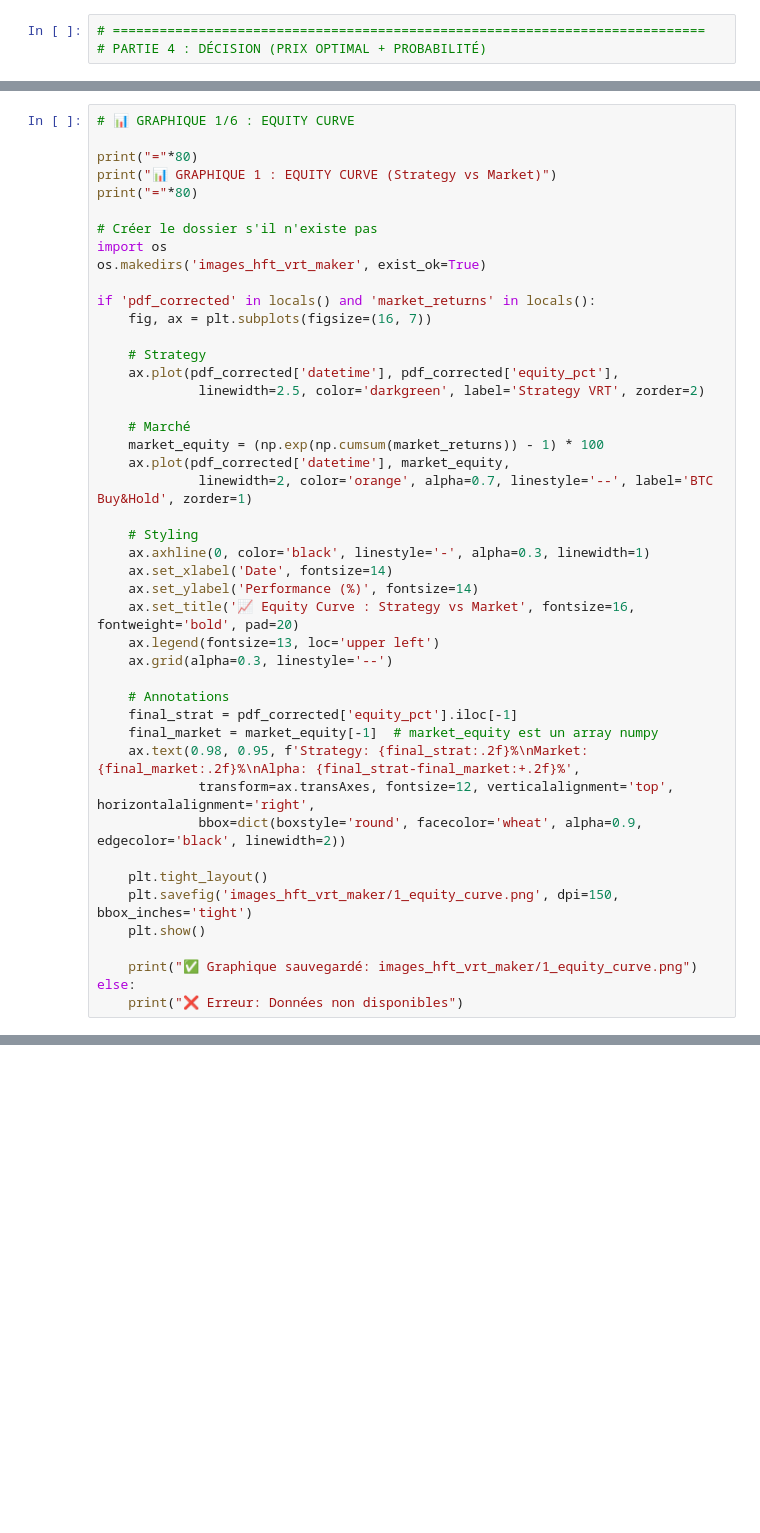
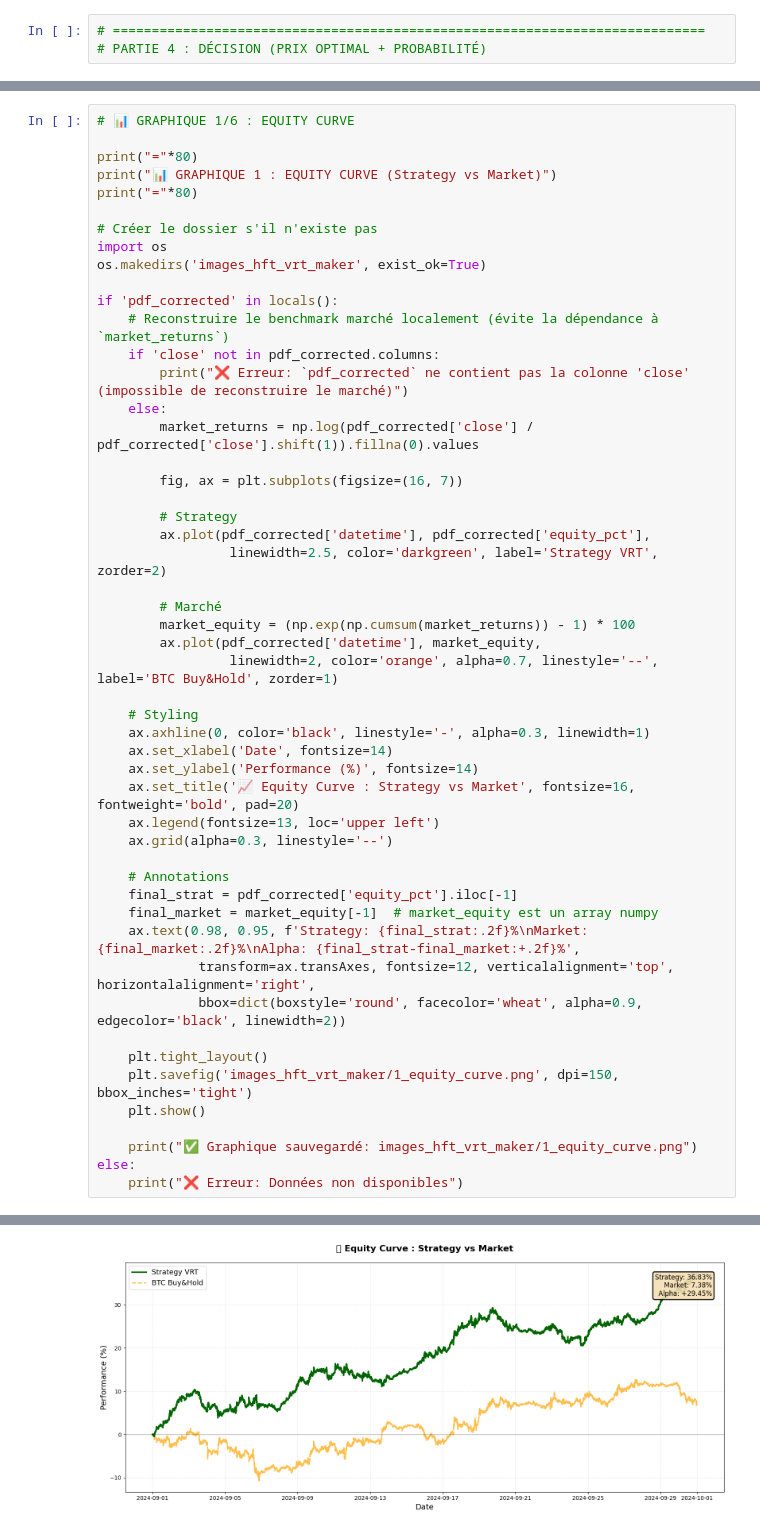
Before and after one commit to 333Rosky/strategy_library, a Jupyter notebook: High Frequency Trading/hft_vrt_maker.ipynb, the cells around one changed output, grey strips where cells are left out. Cells and saved outputs as stored; diff of their text form; blank space fills up the shorter version.

```diff
--- a/High Frequency Trading/hft_vrt_maker.ipynb
+++ b/High Frequency Trading/hft_vrt_maker.ipynb
@@ -1685,41 +1173,48 @@ print("="*80)
 import os
 os.makedirs('images_hft_vrt_maker', exist_ok=True)
 
-if 'pdf_corrected' in locals() and 'market_returns' in locals():
-    fig, ax = plt.subplots(figsize=(16, 7))
+if 'pdf_corrected' in locals():
+    # Reconstruire le benchmark marché localement (évite la dépendance à `market_returns`)
+    if 'close' not in pdf_corrected.columns:
+        print("❌ Erreur: `pdf_corrected` ne contient pas la colonne 'close' (impossible de reconstruire le marché)")
+    else:
+        market_returns = np.log(pdf_corrected['close'] / pdf_corrected['close'].shift(1)).fillna(0).values
 
-    # Strategy
-    ax.plot(pdf_corrected['datetime'], pdf_corrected['equity_pct'],
-             linewidth=2.5, color='darkgreen', label='Strategy VRT', zorder=2)
+        fig, ax = plt.subplots(figsize=(16, 7))
 
-    # Marché
-    market_equity = (np.exp(np.cumsum(market_returns)) - 1) * 100
-    ax.plot(pdf_corrected['datetime'], market_equity,
-             linewidth=2, color='orange', alpha=0.7, linestyle='--', label='BTC Buy&Hold', zorder=1)
+        # Strategy
+        ax.plot(pdf_corrected['datetime'], pdf_corrected['equity_pct'],
+                 linewidth=2.5, color='darkgreen', label='Strategy VRT', zorder=2)
+
+        # Marché
+        market_equity = (np.exp(np.cumsum(market_returns)) - 1) * 100
+        ax.plot(pdf_corrected['datetime'], market_equity,
+                 linewidth=2, color='orange', alpha=0.7, linestyle='--', label='BTC Buy&Hold', zorder=1)
 
     # Styling
     ax.axhline(0, color='black', linestyle='-', alpha=0.3, linewidth=1)
     ax.set_xlabel('Date', fontsize=14)
     ax.set_ylabel('Performance (%)', fontsize=14)
     ax.set_title('📈 Equity Curve : Strategy vs Market', fontsize=16, fontweight='bold', pad=20)
     ax.legend(fontsize=13, loc='upper left')
     ax.grid(alpha=0.3, linestyle='--')
 
     # Annotations
     final_strat = pdf_corrected['equity_pct'].iloc[-1]
     final_market = market_equity[-1]  # market_equity est un array numpy
     ax.text(0.98, 0.95, f'Strategy: {final_strat:.2f}%\nMarket: {final_market:.2f}%\nAlpha: {final_strat-final_market:+.2f}%',
              transform=ax.transAxes, fontsize=12, verticalalignment='top', horizontalalignment='right',
              bbox=dict(boxstyle='round', facecolor='wheat', alpha=0.9, edgecolor='black', linewidth=2))
 
     plt.tight_layout()
     plt.savefig('images_hft_vrt_maker/1_equity_curve.png', dpi=150, bbox_inches='tight')
     plt.show()
 
     print("✅ Graphique sauvegardé: images_hft_vrt_maker/1_equity_curve.png")
 else:
     print("❌ Erreur: Données non disponibles")
 # %% [output]
 ================================================================================
 📊 GRAPHIQUE 1 : EQUITY CURVE (Strategy vs Market)
 ================================================================================
+[figure, new version]
```
Also changed, not shown: parts of 22 cells of this notebook, 7 other files.
